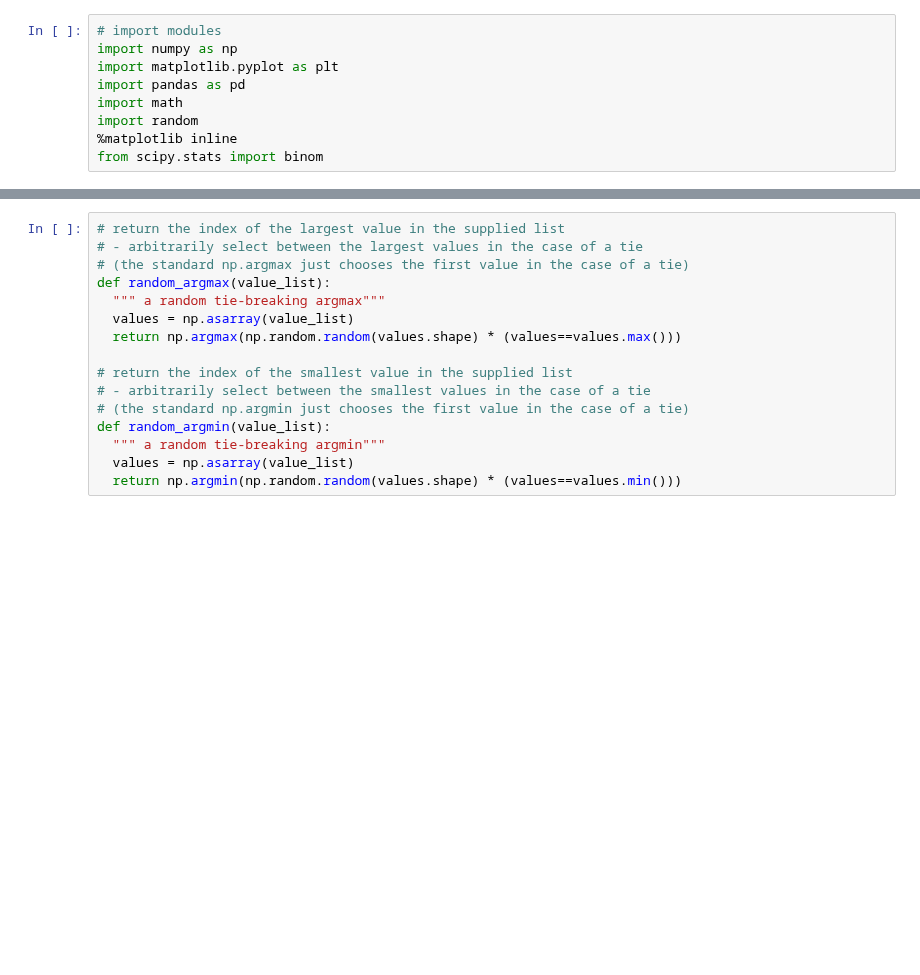
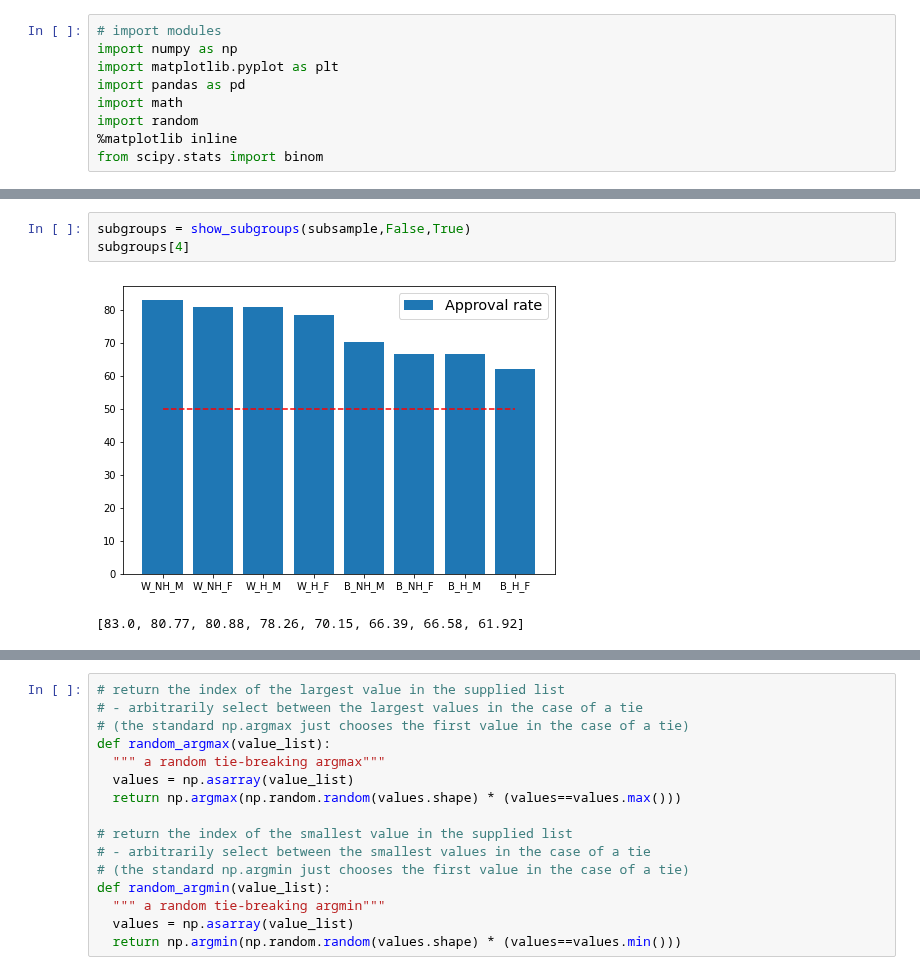
Before and after one commit to quimHM/QHM_TFG_repository, a Jupyter notebook: MAB_sim.ipynb, the cells around one changed output, grey strips where cells are left out. Drawn from its saved outputs; the diff is of its cells as text; blank space fills up the shorter version.

```diff
--- a/MAB_sim.ipynb
+++ b/MAB_sim.ipynb
@@ -16,0 +120,6 @@ from scipy.stats import binom
+# %%
+subgroups = show_subgroups(subsample,False,True)
+subgroups[4]
+# %% [output]
+[figure, added]
+[83.0, 80.77, 80.88, 78.26, 70.15, 66.39, 66.58, 61.92]
```
Also changed, not shown: parts of 134 cells of this notebook.
